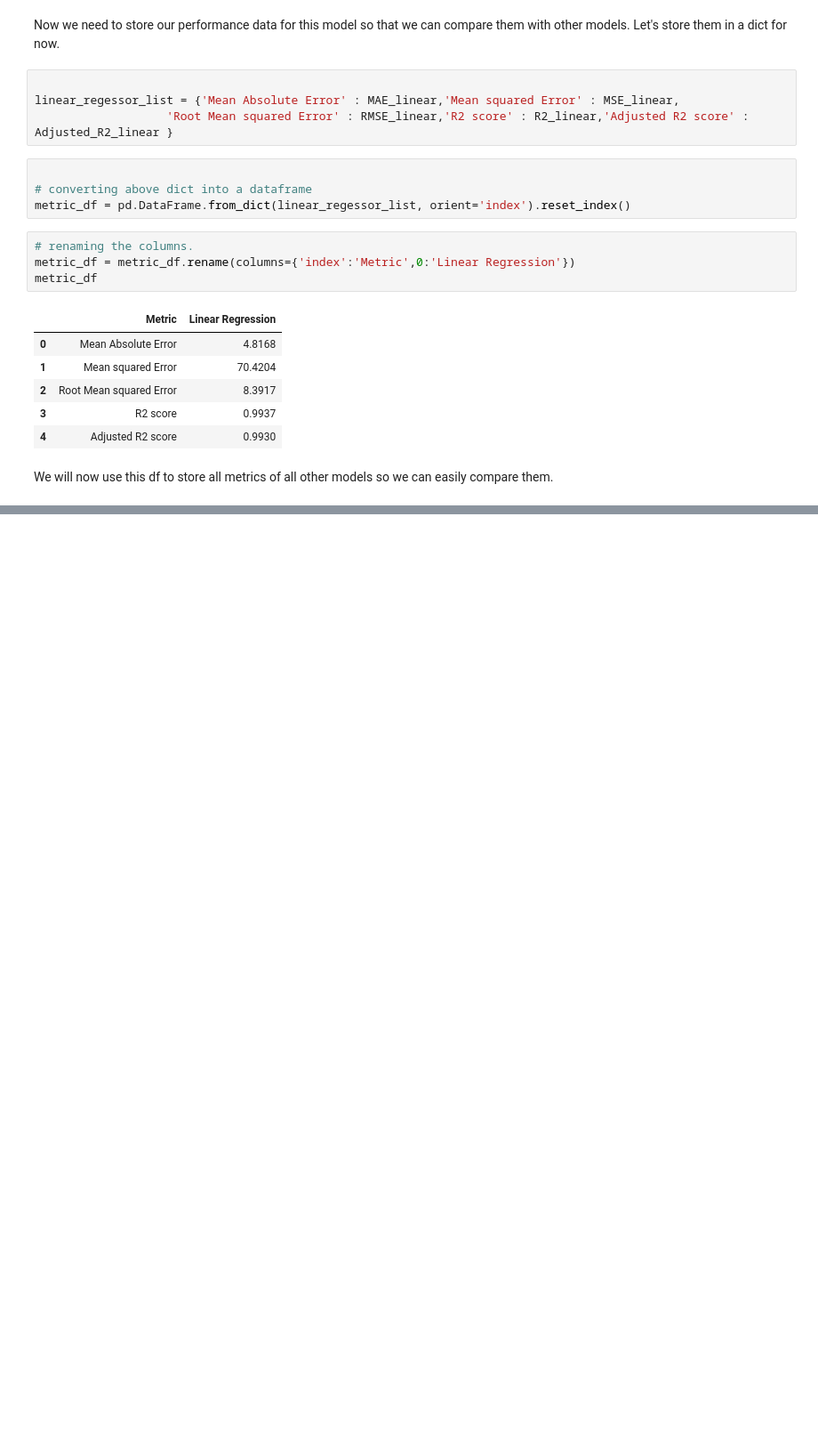
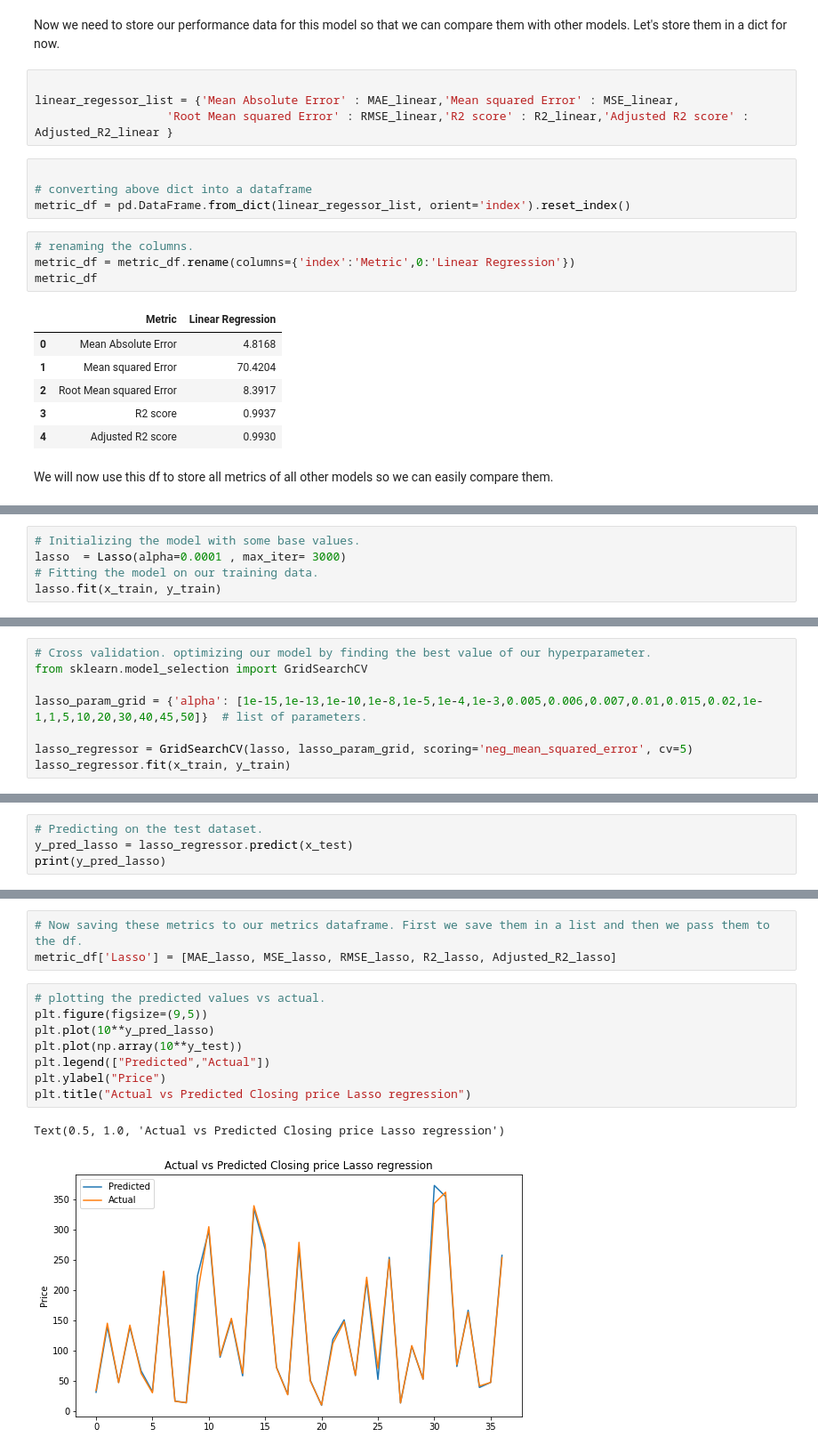
Before and after one commit to Amol2332/yes-bank-stock-price-prediction, a Jupyter notebook: yes_bank.ipynb, the cells around one changed output, grey strips where cells are left out. Shown at 89% size. Saved outputs shown, nothing was run; the diff lists cells and outputs as text; blank space fills up the shorter version.

```diff
--- a/yes_bank.ipynb
+++ b/yes_bank.ipynb
@@ -442,0 +453,5 @@ We will now use this df to store all metrics of all other models so we can easil
+# %%
+# Initializing the model with some base values.
+lasso  = Lasso(alpha=0.0001 , max_iter= 3000)
+# Fitting the model on our training data.
+lasso.fit(x_train, y_train)
@@ -442,0 +469,8 @@ We will now use this df to store all metrics of all other models so we can easil
+# %%
+# Cross validation. optimizing our model by finding the best value of our hyperparameter.
+from sklearn.model_selection import GridSearchCV
+
+lasso_param_grid = {'alpha': [1e-15,1e-13,1e-10,1e-8,1e-5,1e-4,1e-3,0.005,0.006,0.007,0.01,0.015,0.02,1e-1,1,5,10,20,30,40,45,50]}  # list of parameters.
+
+lasso_regressor = GridSearchCV(lasso, lasso_param_grid, scoring='neg_mean_squared_error', cv=5)
+lasso_regressor.fit(x_train, y_train)
@@ -442,0 +493,4 @@ We will now use this df to store all metrics of all other models so we can easil
+# %%
+# Predicting on the test dataset.
+y_pred_lasso = lasso_regressor.predict(x_test)
+print(y_pred_lasso)
@@ -442,0 +527,14 @@ We will now use this df to store all metrics of all other models so we can easil
+# %%
+# Now saving these metrics to our metrics dataframe. First we save them in a list and then we pass them to the df.
+metric_df['Lasso'] = [MAE_lasso, MSE_lasso, RMSE_lasso, R2_lasso, Adjusted_R2_lasso]
+# %%
+# plotting the predicted values vs actual.
+plt.figure(figsize=(9,5))
+plt.plot(10**y_pred_lasso)
+plt.plot(np.array(10**y_test))
+plt.legend(["Predicted","Actual"])
+plt.ylabel("Price")
+plt.title("Actual vs Predicted Closing price Lasso regression")
+# %% [output]
+Text(0.5, 1.0, 'Actual vs Predicted Closing price Lasso regression')
+[figure, added]
```
Also changed, not shown: parts of 11 cells of this notebook.
